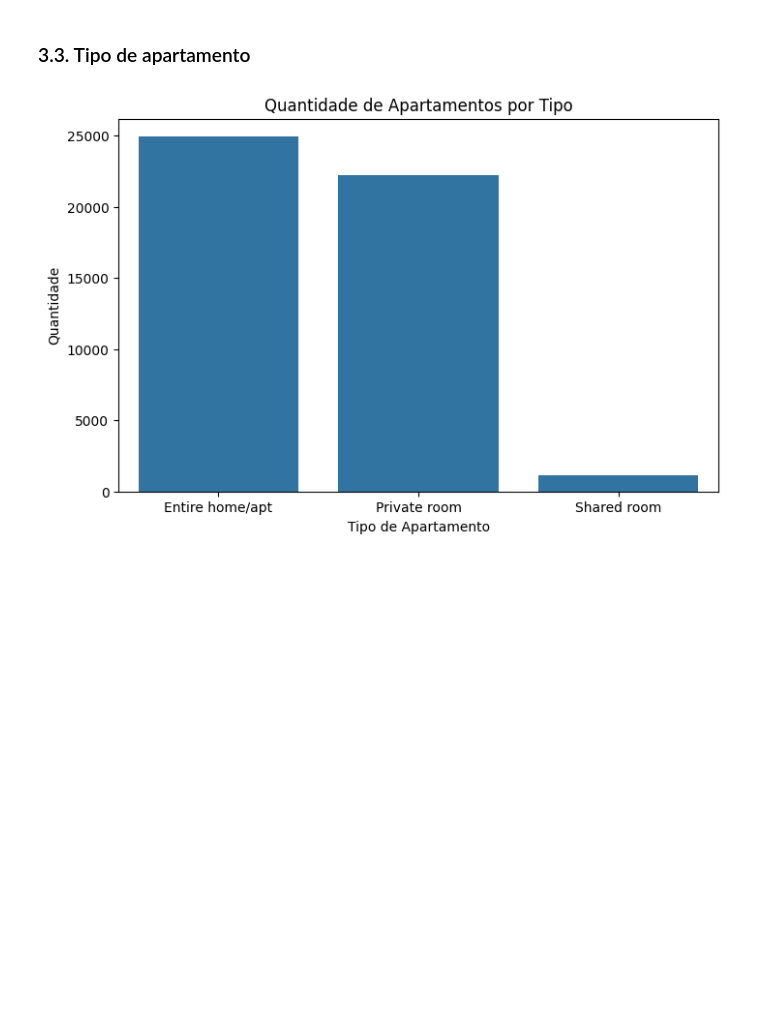
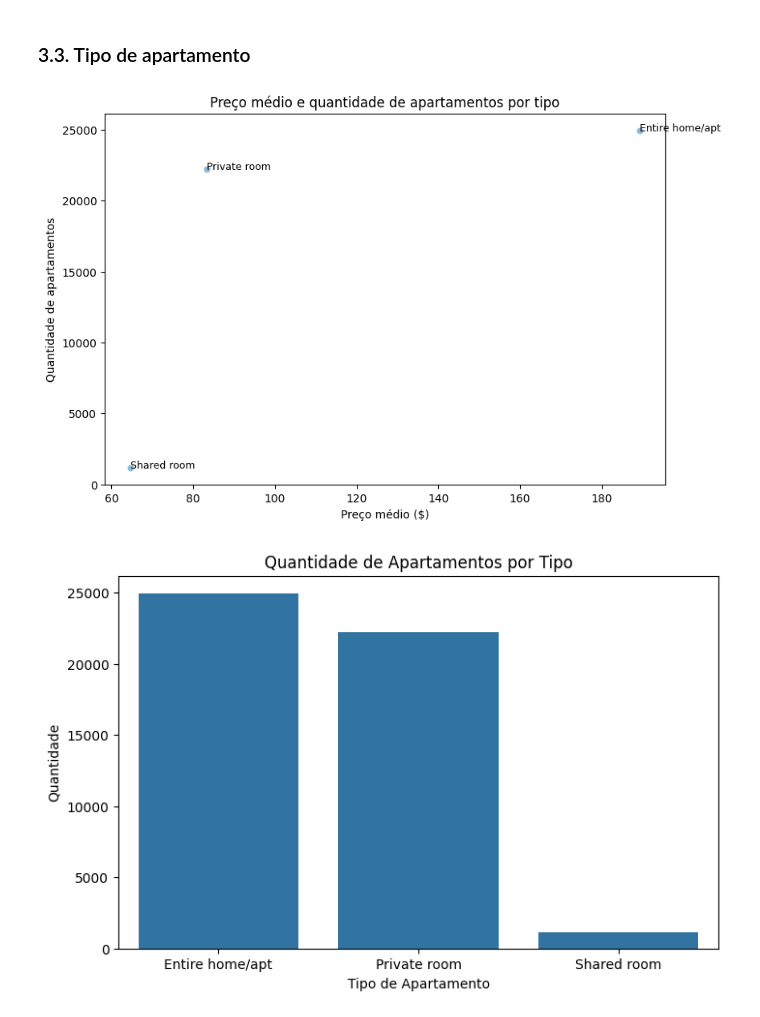
Before and after one commit to raphael-fleury/desafio-cd-lighthouse, a Jupyter notebook: analise.ipynb, the cells around one changed output. Saved outputs shown, nothing was run; the diff lists cells and outputs as text; code cells hidden in the pictures; blank space fills up the shorter version.

Commit message:
add mais gráficos para tipo de apartamento e região

```diff
--- a/analise.ipynb
+++ b/analise.ipynb
@@ -337,6 +337,31 @@ Name: price, dtype: float64
 A partir desses dados, é possível observar que os fatores que mais influenciam no preço são o tipo de apartamento e a longitude, o que indica que a localização também é um grande fator.
 # %% [markdown]
 ### 3.3. Tipo de apartamento
+# %%
+import matplotlib.pyplot as plt
+import seaborn as sns
+
+agrupamento_tipo = apartamentos.groupby("room_type").agg(
+    quantidade=("id", "count"),
+    preco_medio=("price", "mean")
+).reset_index()
+
+plt.figure(figsize=(9, 6))
+sns.scatterplot(data=agrupamento_tipo, x="preco_medio", y="quantidade", alpha=0.5)
+for i, row in agrupamento_tipo.iterrows():
+    plt.text(
+        row["preco_medio"],
+        row["quantidade"],
+        row["room_type"],
+        fontsize=9
+    )
+
+plt.title("Preço médio e quantidade de apartamentos por tipo")
+plt.xlabel("Preço médio ($)")
+plt.ylabel("Quantidade de apartamentos")
+plt.show()
+# %% [output]
+[figure, added]
 # %%
 import matplotlib.pyplot as plt
 import seaborn as sns
```
Also changed, not shown: parts of 4 cells of this notebook.
